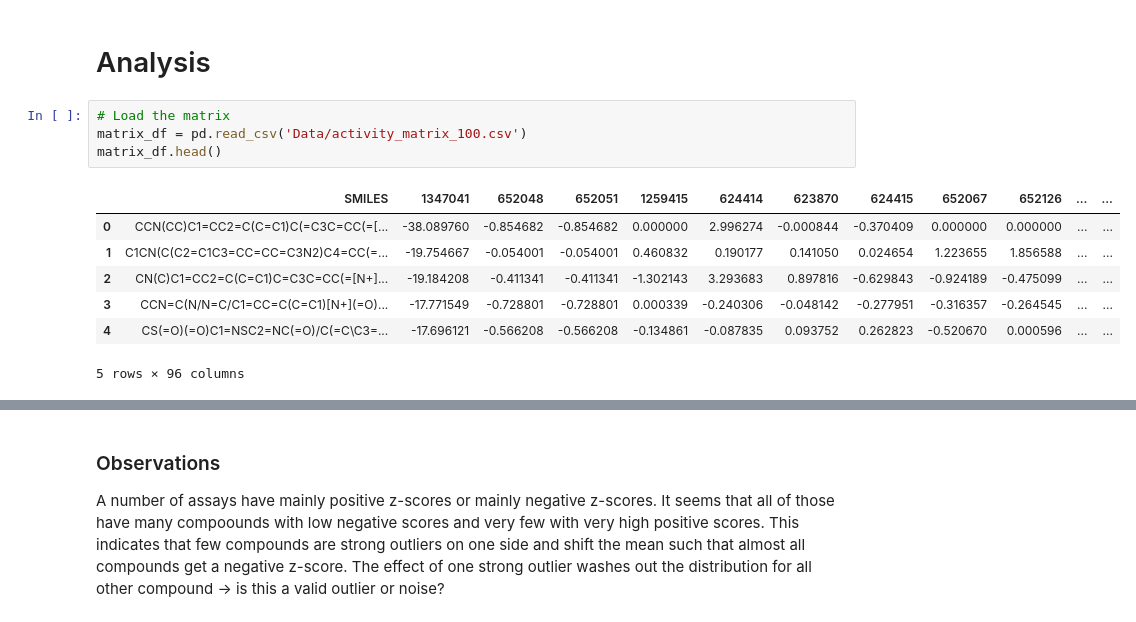
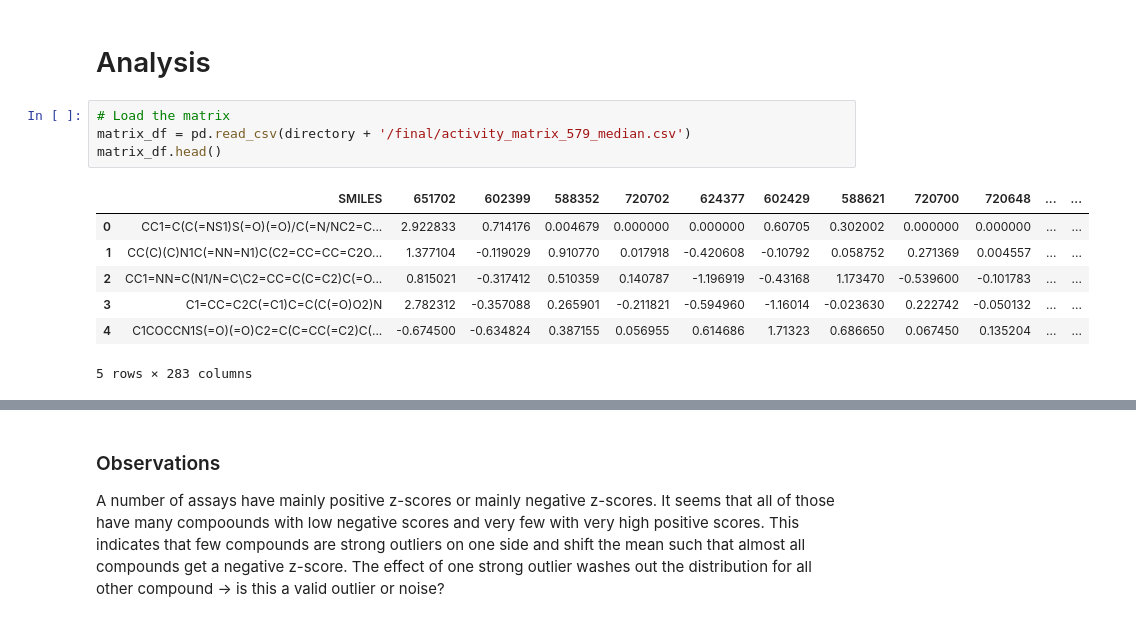
Before and after one commit to davidkubanek/Thesis, a Jupyter notebook: HTS_fingerprints.ipynb, the cells around one changed output, grey strips where cells are left out. Drawn from its saved outputs; the diff is of its cells as text.

```diff
--- a/HTS_fingerprints.ipynb
+++ b/HTS_fingerprints.ipynb
@@ -790,13 +936,13 @@ data_process.compare_to_Helal()
 # Analysis
 # %%
 # Load the matrix
-matrix_df = pd.read_csv('Data/activity_matrix_100.csv')
+matrix_df = pd.read_csv(directory + '/final/activity_matrix_579_median.csv')
 matrix_df.head()
 # %% [output]
-|  | SMILES | 1347041 | 652048 | 652051 | 1259415 | 624414 | 623870 | 624415 | 652067 | 652126 | ... | ... |
-| 0 | CCN(CC)C1=CC2=C(C=C1)C(=C3C=CC(=[... | -38.089760 | -0.854682 | -0.854682 | 0.000000 | 2.996274 | -0.000844 | -0.370409 | 0.000000 | 0.000000 | ... | ... |
-| 1 | C1CN(C(C2=C1C3=CC=CC=C3N2)C4=CC(=... | -19.754667 | -0.054001 | -0.054001 | 0.460832 | 0.190177 | 0.141050 | 0.024654 | 1.223655 | 1.856588 | ... | ... |
-| 2 | CN(C)C1=CC2=C(C=C1)C=C3C=CC(=[N+]... | -19.184208 | -0.411341 | -0.411341 | -1.302143 | 3.293683 | 0.897816 | -0.629843 | -0.924189 | -0.475099 | ... | ... |
-| 3 | CCN=C(N/N=C/C1=CC=C(C=C1)[N+](=O)... | -17.771549 | -0.728801 | -0.728801 | 0.000339 | -0.240306 | -0.048142 | -0.277951 | -0.316357 | -0.264545 | ... | ... |
-| 4 | CS(=O)(=O)C1=NSC2=NC(=O)/C(=C\C3=... | -17.696121 | -0.566208 | -0.566208 | -0.134861 | -0.087835 | 0.093752 | 0.262823 | -0.520670 | 0.000596 | ... | ... |
+|  | SMILES | 651702 | 602399 | 588352 | 720702 | 624377 | 602429 | 588621 | 720700 | 720648 | ... | ... |
+| 0 | CC1=C(C(=NS1)S(=O)(=O)/C(=N/NC2=C... | 2.922833 | 0.714176 | 0.004679 | 0.000000 | 0.000000 | 0.60705 | 0.302002 | 0.000000 | 0.000000 | ... | ... |
+| 1 | CC(C)(C)N1C(=NN=N1)C(C2=CC=CC=C2O... | 1.377104 | -0.119029 | 0.910770 | 0.017918 | -0.420608 | -0.10792 | 0.058752 | 0.271369 | 0.004557 | ... | ... |
+| 2 | CC1=NN=C(N1/N=C\C2=CC=C(C=C2)C(=O... | 0.815021 | -0.317412 | 0.510359 | 0.140787 | -1.196919 | -0.43168 | 1.173470 | -0.539600 | -0.101783 | ... | ... |
+| 3 | C1=CC=C2C(=C1)C=C(C(=O)O2)N | 2.782312 | -0.357088 | 0.265901 | -0.211821 | -0.594960 | -1.16014 | -0.023630 | 0.222742 | -0.050132 | ... | ... |
+| 4 | C1COCCN1S(=O)(=O)C2=C(C=CC(=C2)C(... | -0.674500 | -0.634824 | 0.387155 | 0.056955 | 0.614686 | 1.71323 | 0.686650 | 0.067450 | 0.135204 | ... | ... |
-5 rows × 96 columns
+5 rows × 283 columns
```
Also changed, not shown: parts of 59 cells of this notebook, 1 other file.
